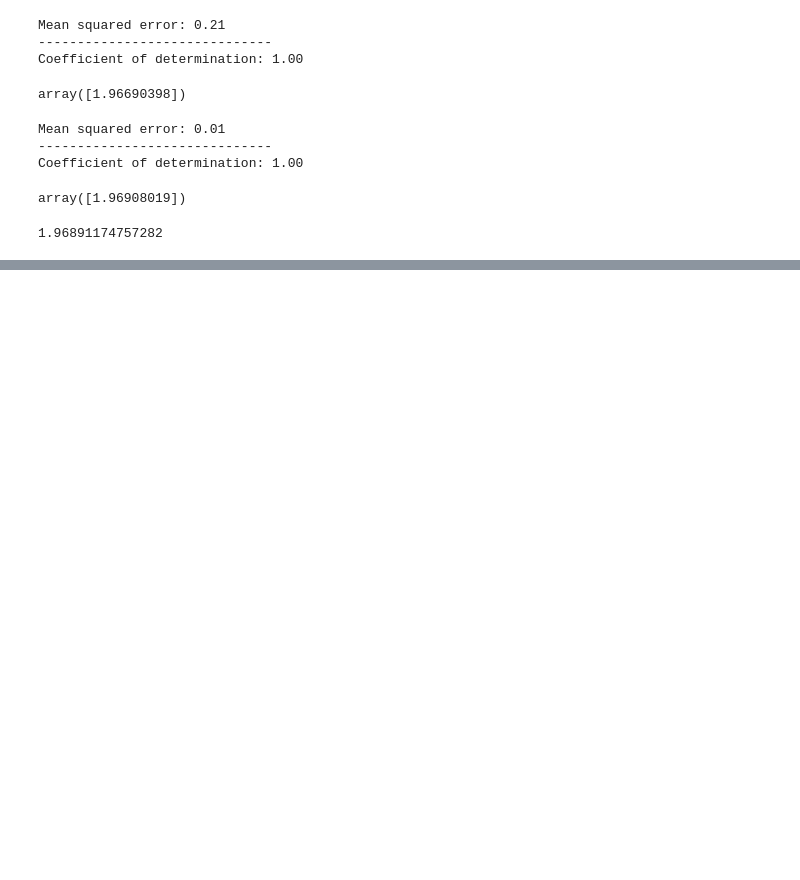
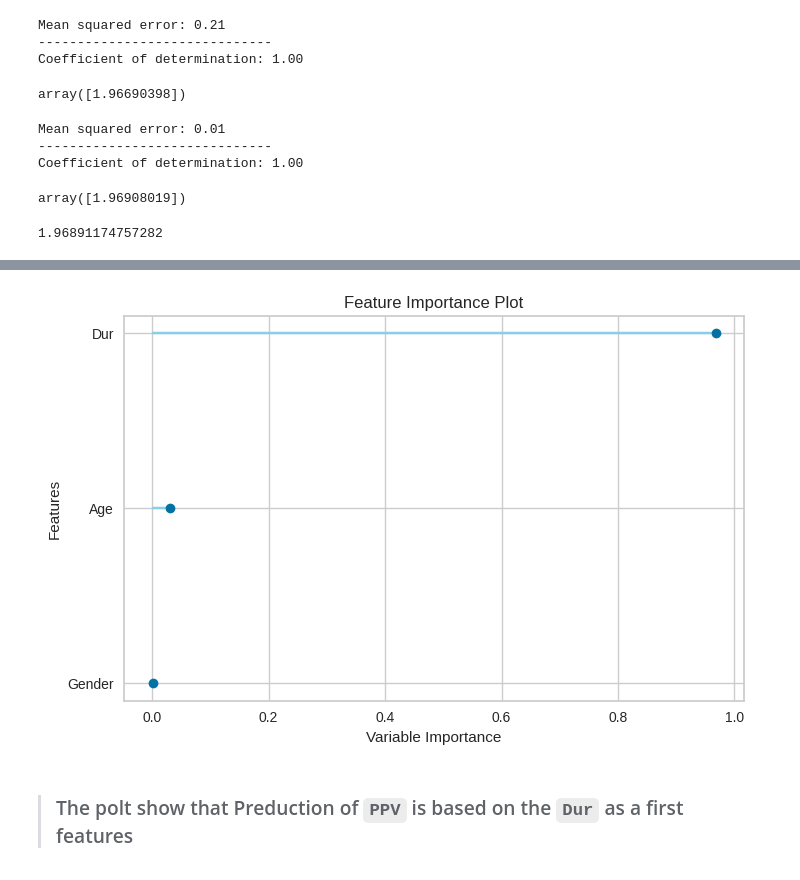
Before and after one commit to MayarQasrawi/Artificial-Intelligent, a Jupyter notebook: ML_Assignment.ipynb, the cells around one changed output, grey strips where cells are left out. Cells and saved outputs as stored; diff of their text form; code cells hidden in the pictures; blank space fills up the shorter version.

```diff
--- a/ML_Assignment.ipynb
+++ b/ML_Assignment.ipynb
@@ -404,0 +509,3 @@ R2: None
+# %%
+plot_model(final_model, plot = 'feature')
+# %% [output]
@@ -404,0 +513,5 @@ R2: None
+[figure, added]
+# %% [markdown]
+
+
+> ### The polt show that Preduction of `PPV` is based on the `Dur` as a first features
```
Also changed, not shown: parts of 37 cells of this notebook.
